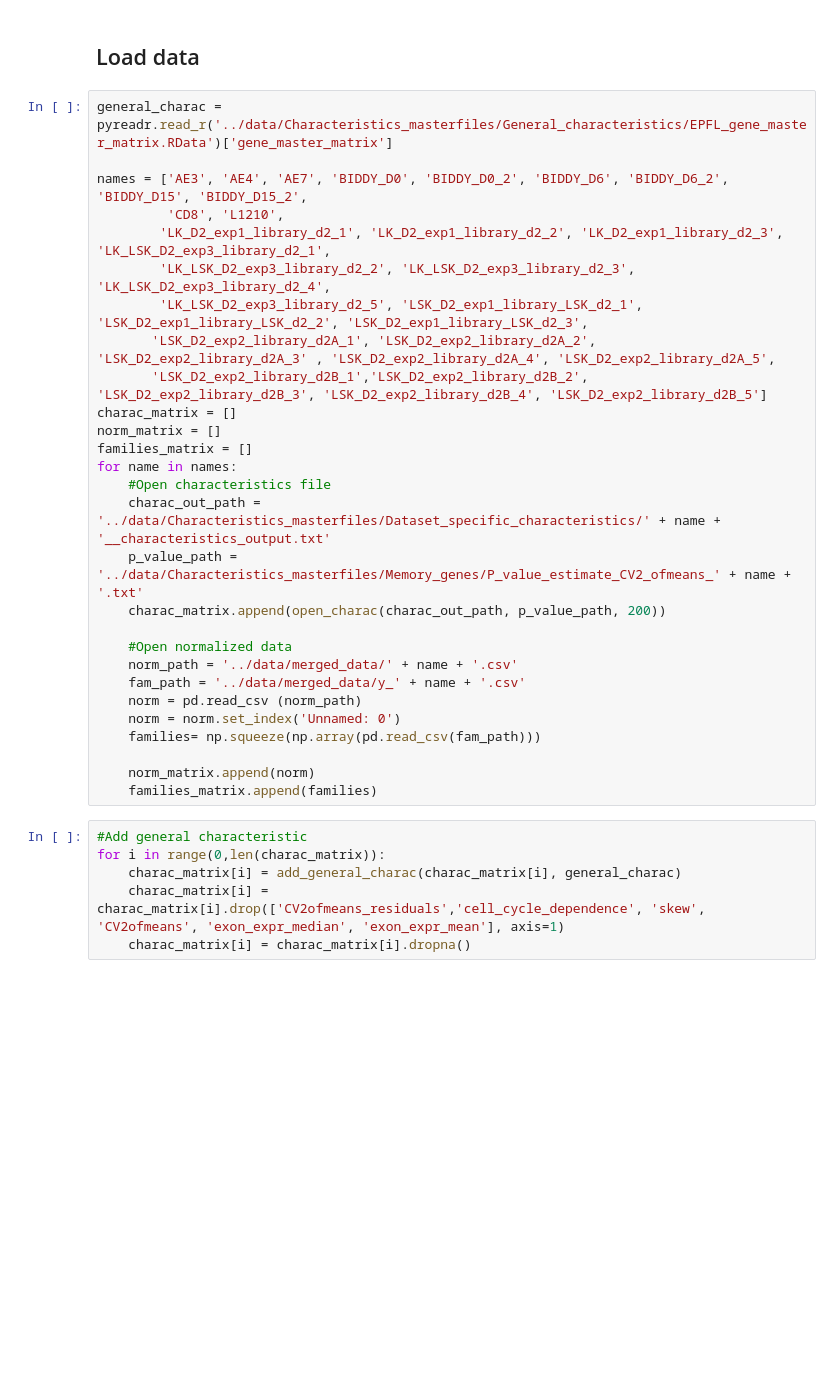
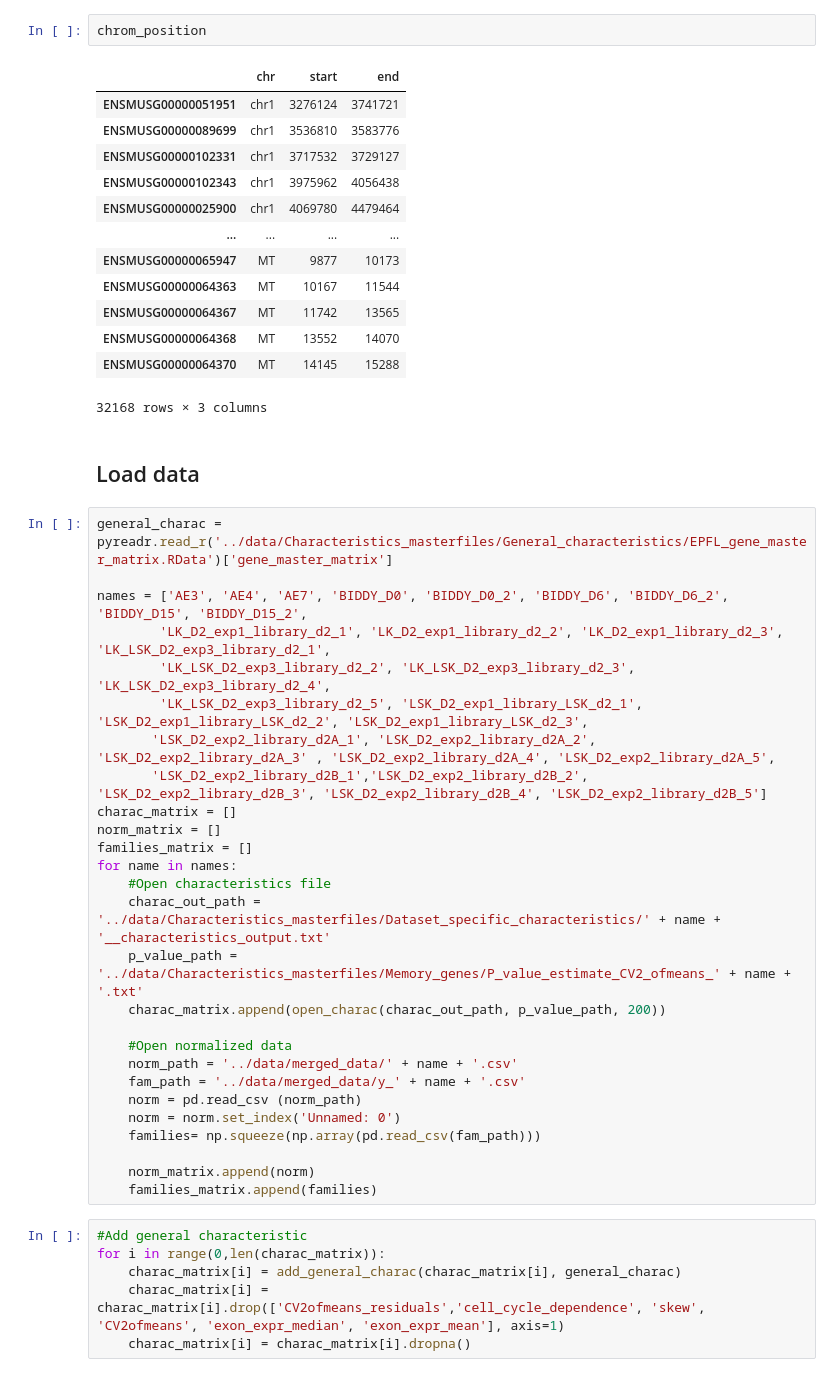
Before and after one commit to alexiaDorm/Memory_genes, a Jupyter notebook: src/Characteristics.ipynb, the cells around one changed output. Cells and saved outputs as stored; diff of their text form; blank space fills up the shorter version.

```diff
--- a/src/Characteristics.ipynb
+++ b/src/Characteristics.ipynb
@@ -16,10 +58,25 @@ from binaryclass_memory import *
+# %%
+chrom_position
+# %% [output]
+|  | chr | start | end |
+| ENSMUSG00000051951 | chr1 | 3276124 | 3741721 |
+| ENSMUSG00000089699 | chr1 | 3536810 | 3583776 |
+| ENSMUSG00000102331 | chr1 | 3717532 | 3729127 |
+| ENSMUSG00000102343 | chr1 | 3975962 | 4056438 |
+| ENSMUSG00000025900 | chr1 | 4069780 | 4479464 |
+| ... | ... | ... | ... |
+| ENSMUSG00000065947 | MT | 9877 | 10173 |
+| ENSMUSG00000064363 | MT | 10167 | 11544 |
+| ENSMUSG00000064367 | MT | 11742 | 13565 |
+| ENSMUSG00000064368 | MT | 13552 | 14070 |
+| ENSMUSG00000064370 | MT | 14145 | 15288 |
+32168 rows × 3 columns
 # %% [markdown]
 ## Load data
 # %%
 general_charac = pyreadr.read_r('../data/Characteristics_masterfiles/General_characteristics/EPFL_gene_master_matrix.RData')['gene_master_matrix']
 
 names = ['AE3', 'AE4', 'AE7', 'BIDDY_D0', 'BIDDY_D0_2', 'BIDDY_D6', 'BIDDY_D6_2', 'BIDDY_D15', 'BIDDY_D15_2',
-         'CD8', 'L1210',
         'LK_D2_exp1_library_d2_1', 'LK_D2_exp1_library_d2_2', 'LK_D2_exp1_library_d2_3', 'LK_LSK_D2_exp3_library_d2_1',
         'LK_LSK_D2_exp3_library_d2_2', 'LK_LSK_D2_exp3_library_d2_3', 'LK_LSK_D2_exp3_library_d2_4',
         'LK_LSK_D2_exp3_library_d2_5', 'LSK_D2_exp1_library_LSK_d2_1', 'LSK_D2_exp1_library_LSK_d2_2', 'LSK_D2_exp1_library_LSK_d2_3',
```
Also changed, not shown: parts of 16 cells of this notebook, 2 other files.
